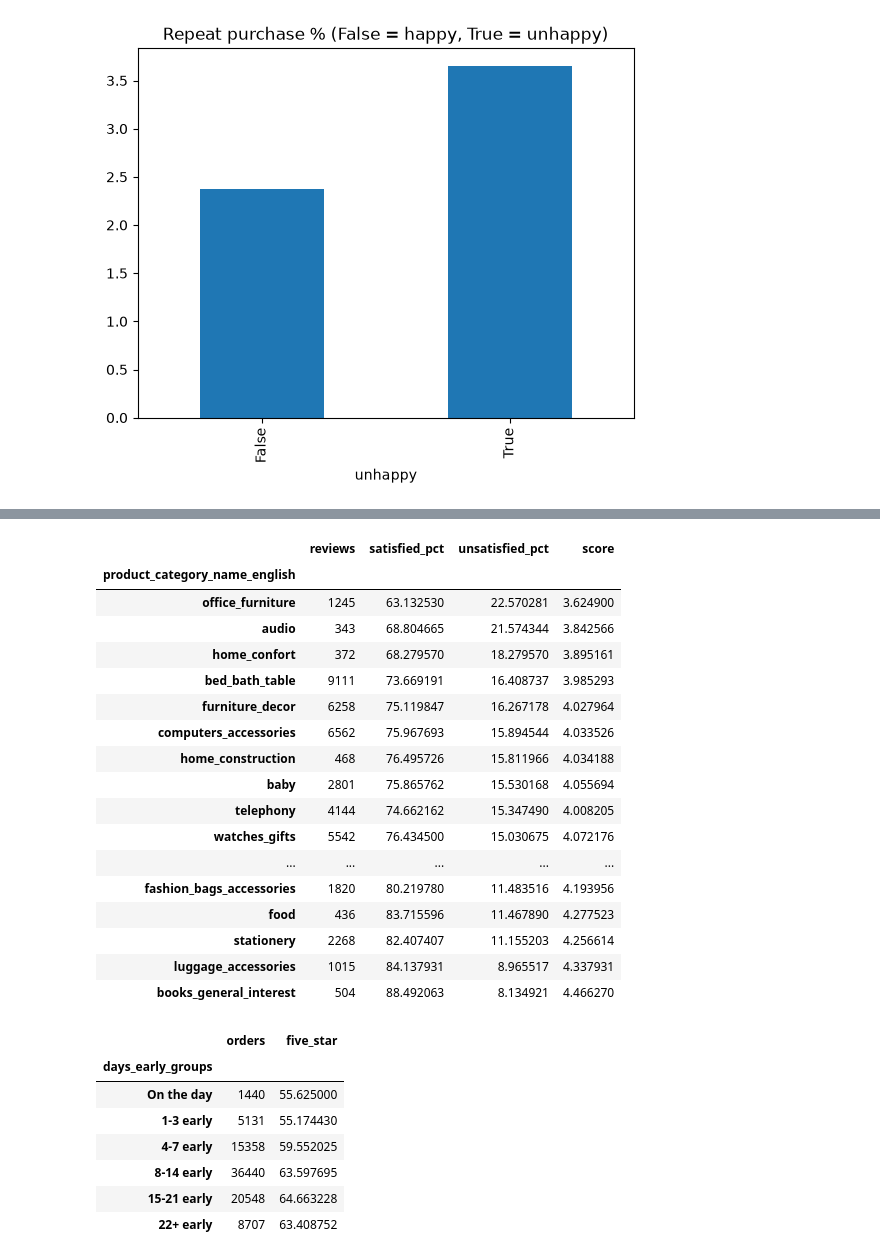
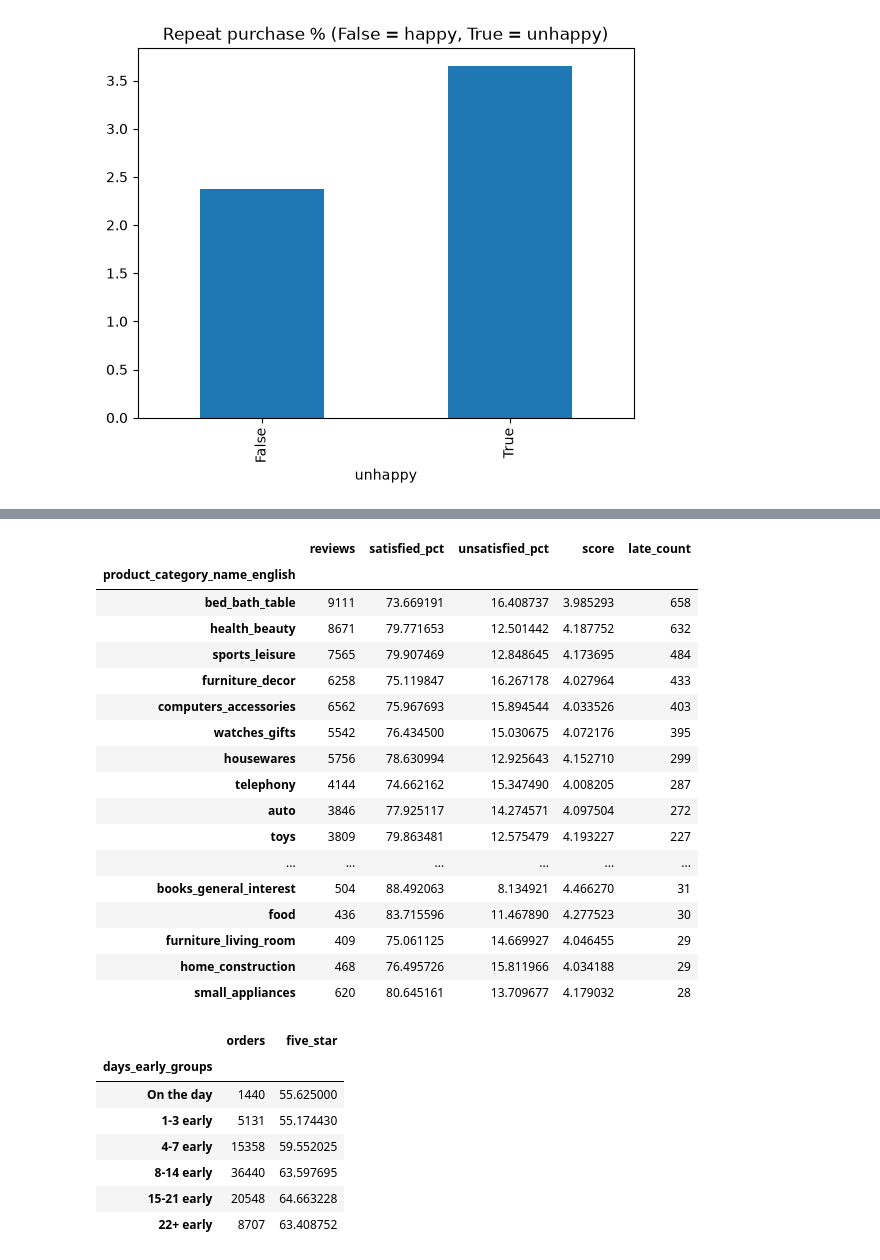
Before and after one commit to Sired1m/data_sprint_olist_G1, a Jupyter notebook: Untitled.ipynb, the cells around one changed output, grey strips where cells are left out. Cells and saved outputs as stored; diff of their text form; code cells hidden in the pictures.

```diff
--- a/Untitled.ipynb
+++ b/Untitled.ipynb
@@ -699,37 +700,40 @@ q6df.groupby("product_category_name_english").agg(orders=("order_id", "count"),n
 # %%
 q7df = (
     reviews.drop_duplicates("order_id")
+    .merge(orders, on="order_id")
     .merge(items.drop_duplicates("order_id"), on="order_id")
     .merge(products, on="product_id")
     .merge(trans, on="product_category_name")
 )
 
 q7df["satisfied"] = q7df["review_score"] >= 4
 q7df["unsatisfied"] = q7df["review_score"] <= 2
+q7df["delay"] = (q7df["order_delivered_customer_date"] - q7df["order_estimated_delivery_date"]).dt.days
+q7df["late"] = q7df["delay"] > 0
 
-q7 = q7df.groupby("product_category_name_english").agg(reviews=("order_id", "count"),satisfied_pct=("satisfied", "mean"),unsatisfied_pct=("unsatisfied", "mean"),score=("review_score", "mean")).query("reviews >= 300")
+q7 = q7df.groupby("product_category_name_english").agg(reviews=("order_id", "count"),satisfied_pct=("satisfied", "mean"),unsatisfied_pct=("unsatisfied", "mean"),score=("review_score", "mean"),late_count=("late","sum")).query("reviews >= 300")
 q7[["satisfied_pct", "unsatisfied_pct"]] = q7[["satisfied_pct", "unsatisfied_pct"]] * 100
 q7.sort_values("satisfied_pct", ascending=False)
-q7.sort_values("unsatisfied_pct", ascending=False)
+q7.sort_values("late_count", ascending=False)
 # %% [output]
-|  | reviews | satisfied_pct | unsatisfied_pct | score |
-| product_category_name_english |  |  |  |  |
-| office_furniture | 1245 | 63.132530 | 22.570281 | 3.624900 |
-| audio | 343 | 68.804665 | 21.574344 | 3.842566 |
-| home_confort | 372 | 68.279570 | 18.279570 | 3.895161 |
-| bed_bath_table | 9111 | 73.669191 | 16.408737 | 3.985293 |
-| furniture_decor | 6258 | 75.119847 | 16.267178 | 4.027964 |
-| computers_accessories | 6562 | 75.967693 | 15.894544 | 4.033526 |
-| home_construction | 468 | 76.495726 | 15.811966 | 4.034188 |
-| baby | 2801 | 75.865762 | 15.530168 | 4.055694 |
-| telephony | 4144 | 74.662162 | 15.347490 | 4.008205 |
-| watches_gifts | 5542 | 76.434500 | 15.030675 | 4.072176 |
-| ... | ... | ... | ... | ... |
-| fashion_bags_accessories | 1820 | 80.219780 | 11.483516 | 4.193956 |
-| food | 436 | 83.715596 | 11.467890 | 4.277523 |
-| stationery | 2268 | 82.407407 | 11.155203 | 4.256614 |
-| luggage_accessories | 1015 | 84.137931 | 8.965517 | 4.337931 |
-| books_general_interest | 504 | 88.492063 | 8.134921 | 4.466270 |
+|  | reviews | satisfied_pct | unsatisfied_pct | score | late_count |
+| product_category_name_english |  |  |  |  |  |
+| bed_bath_table | 9111 | 73.669191 | 16.408737 | 3.985293 | 658 |
+| health_beauty | 8671 | 79.771653 | 12.501442 | 4.187752 | 632 |
+| sports_leisure | 7565 | 79.907469 | 12.848645 | 4.173695 | 484 |
+| furniture_decor | 6258 | 75.119847 | 16.267178 | 4.027964 | 433 |
+| computers_accessories | 6562 | 75.967693 | 15.894544 | 4.033526 | 403 |
+| watches_gifts | 5542 | 76.434500 | 15.030675 | 4.072176 | 395 |
+| housewares | 5756 | 78.630994 | 12.925643 | 4.152710 | 299 |
+| telephony | 4144 | 74.662162 | 15.347490 | 4.008205 | 287 |
+| auto | 3846 | 77.925117 | 14.274571 | 4.097504 | 272 |
+| toys | 3809 | 79.863481 | 12.575479 | 4.193227 | 227 |
+| ... | ... | ... | ... | ... | ... |
+| books_general_interest | 504 | 88.492063 | 8.134921 | 4.466270 | 31 |
+| food | 436 | 83.715596 | 11.467890 | 4.277523 | 30 |
+| furniture_living_room | 409 | 75.061125 | 14.669927 | 4.046455 | 29 |
+| home_construction | 468 | 76.495726 | 15.811966 | 4.034188 | 29 |
+| small_appliances | 620 | 80.645161 | 13.709677 | 4.179032 | 28 |
 # %%
 q8df = orders.merge(reviews.drop_duplicates("order_id"), on="order_id")
 
```
Also changed, not shown: parts of 10 cells of this notebook, 1 other file.
